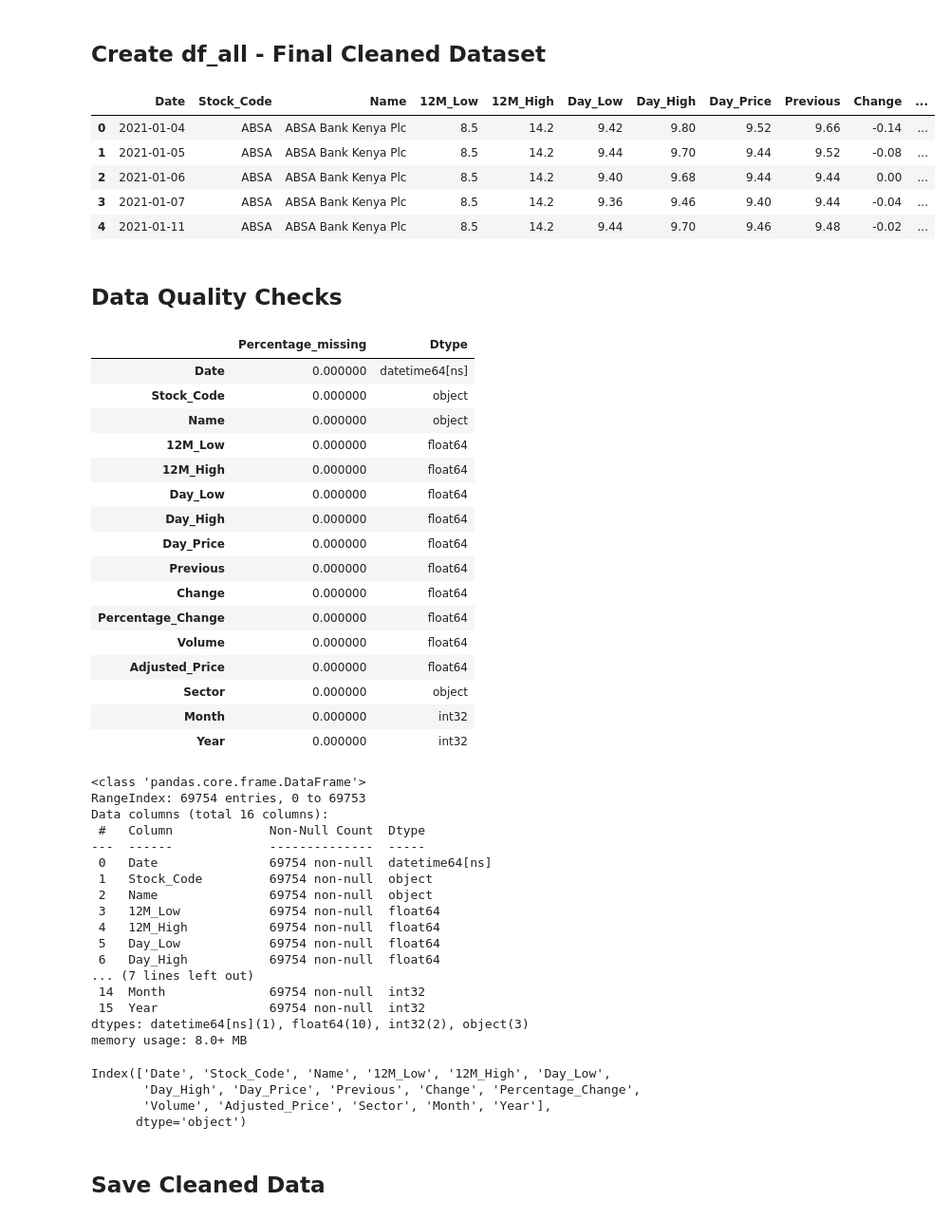
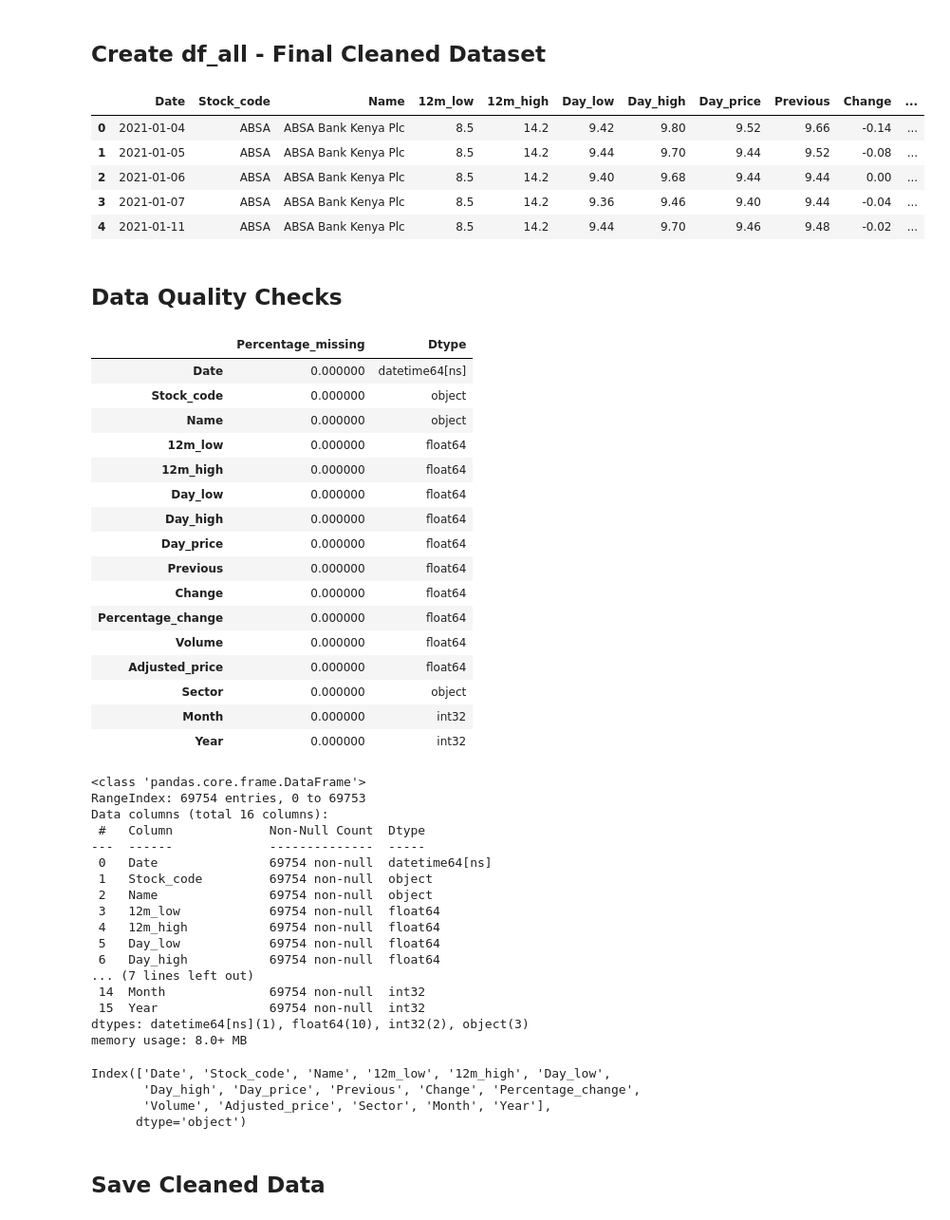
Before and after one commit to lorenaterah/NSE_Stock_Market_Segmentation, a Jupyter notebook: Notebooks/Data_cleaning.ipynb, the cells around one changed output. Shown at 95% size. Saved outputs shown, nothing was run; the diff lists cells and outputs as text; code cells hidden in the pictures.

```diff
--- a/Notebooks/Data_cleaning.ipynb
+++ b/Notebooks/Data_cleaning.ipynb
@@ -148,18 +148,18 @@ def clean_and_standardize(df):
         df.columns
         .str.strip()
         .str.replace(' ', '_', regex=False)
-        .str.title()
+        .str.capitalize()
     )
 
     # 2️⃣ Rename specific columns
     df = df.rename(columns={
-        'Code': 'Stock_Code',
-        'Change%': 'Percentage_Change'
+        'Code': 'Stock_code',
+        'Change%': 'Percentage_change'
     })
 
     # 3️⃣ Remove ^ from Stock_Code column (if it exists)
-    if 'Stock_Code' in df.columns:
-        df['Stock_Code'] = df['Stock_Code'].str.replace('^', '', regex=False)
+    if 'Stock_code' in df.columns:
+        df['Stock_code'] = df['Stock_code'].str.replace('^', '', regex=False)
 
     return df
 
@@ -181,13 +181,13 @@ all_stocks.dropna(subset=["Sector"],inplace=True)
 # %%
 # Create df_all
 df_all = all_stocks.copy()
 
 # Sort by Stock_code and Date
-df_all = df_all.sort_values(['Stock_Code', 'Date']).reset_index(drop=True)
+df_all = df_all.sort_values(['Stock_code', 'Date']).reset_index(drop=True)
 
 df_all.head()
 # %% [output]
-|  | Date | Stock_Code | Name | 12M_Low | 12M_High | Day_Low | Day_High | Day_Price | Previous | Change | ... |
+|  | Date | Stock_code | Name | 12m_low | 12m_high | Day_low | Day_high | Day_price | Previous | Change | ... |
 | 0 | 2021-01-04 | ABSA | ABSA Bank Kenya Plc | 8.5 | 14.2 | 9.42 | 9.80 | 9.52 | 9.66 | -0.14 | ... |
 | 1 | 2021-01-05 | ABSA | ABSA Bank Kenya Plc | 8.5 | 14.2 | 9.44 | 9.70 | 9.44 | 9.52 | -0.08 | ... |
 | 2 | 2021-01-06 | ABSA | ABSA Bank Kenya Plc | 8.5 | 14.2 | 9.40 | 9.68 | 9.44 | 9.44 | 0.00 | ... |
@@ -204,18 +204,18 @@ df_all.head()
 # %% [output]
 |  | Percentage_missing | Dtype |
 | Date | 0.000000 | datetime64[ns] |
-| Stock_Code | 0.000000 | object |
+| Stock_code | 0.000000 | object |
 | Name | 0.000000 | object |
-| 12M_Low | 0.000000 | float64 |
-| 12M_High | 0.000000 | float64 |
-| Day_Low | 0.000000 | float64 |
-| Day_High | 0.000000 | float64 |
-| Day_Price | 0.000000 | float64 |
+| 12m_low | 0.000000 | float64 |
+| 12m_high | 0.000000 | float64 |
+| Day_low | 0.000000 | float64 |
+| Day_high | 0.000000 | float64 |
+| Day_price | 0.000000 | float64 |
 | Previous | 0.000000 | float64 |
 | Change | 0.000000 | float64 |
-| Percentage_Change | 0.000000 | float64 |
+| Percentage_change | 0.000000 | float64 |
 | Volume | 0.000000 | float64 |
-| Adjusted_Price | 0.000000 | float64 |
+| Adjusted_price | 0.000000 | float64 |
 | Sector | 0.000000 | object |
 | Month | 0.000000 | int32 |
 | Year | 0.000000 | int32 |
@@ -228,12 +228,12 @@ Data columns (total 16 columns):
  #   Column             Non-Null Count  Dtype
 ---  ------             --------------  -----
  0   Date               69754 non-null  datetime64[ns]
- 1   Stock_Code         69754 non-null  object
+ 1   Stock_code         69754 non-null  object
  2   Name               69754 non-null  object
- 3   12M_Low            69754 non-null  float64
- 4   12M_High           69754 non-null  float64
- 5   Day_Low            69754 non-null  float64
- 6   Day_High           69754 non-null  float64
+ 3   12m_low            69754 non-null  float64
+ 4   12m_high           69754 non-null  float64
+ 5   Day_low            69754 non-null  float64
+ 6   Day_high           69754 non-null  float64
 ... (7 lines left out)
  14  Month              69754 non-null  int32
  15  Year               69754 non-null  int32
@@ -242,9 +242,9 @@ memory usage: 8.0+ MB
 # %%
 all_stocks.columns
 # %% [output]
-Index(['Date', 'Stock_Code', 'Name', '12M_Low', '12M_High', 'Day_Low',
-       'Day_High', 'Day_Price', 'Previous', 'Change', 'Percentage_Change',
-       'Volume', 'Adjusted_Price', 'Sector', 'Month', 'Year'],
+Index(['Date', 'Stock_code', 'Name', '12m_low', '12m_high', 'Day_low',
+       'Day_high', 'Day_price', 'Previous', 'Change', 'Percentage_change',
+       'Volume', 'Adjusted_price', 'Sector', 'Month', 'Year'],
       dtype='object')
 # %% [markdown]
 ## Save Cleaned Data
```
Also changed, not shown: parts of 1 cell of this notebook, 1 other file.
